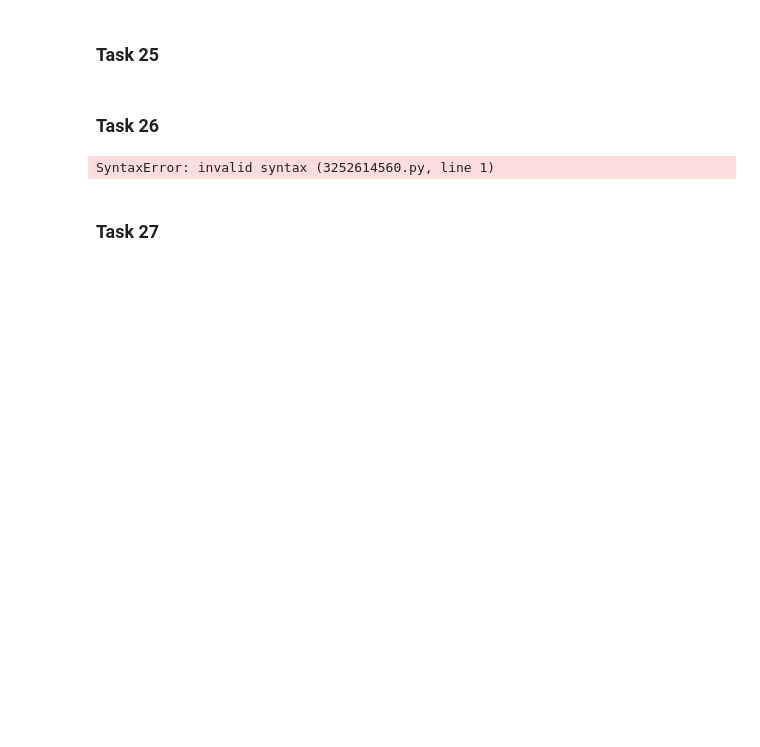
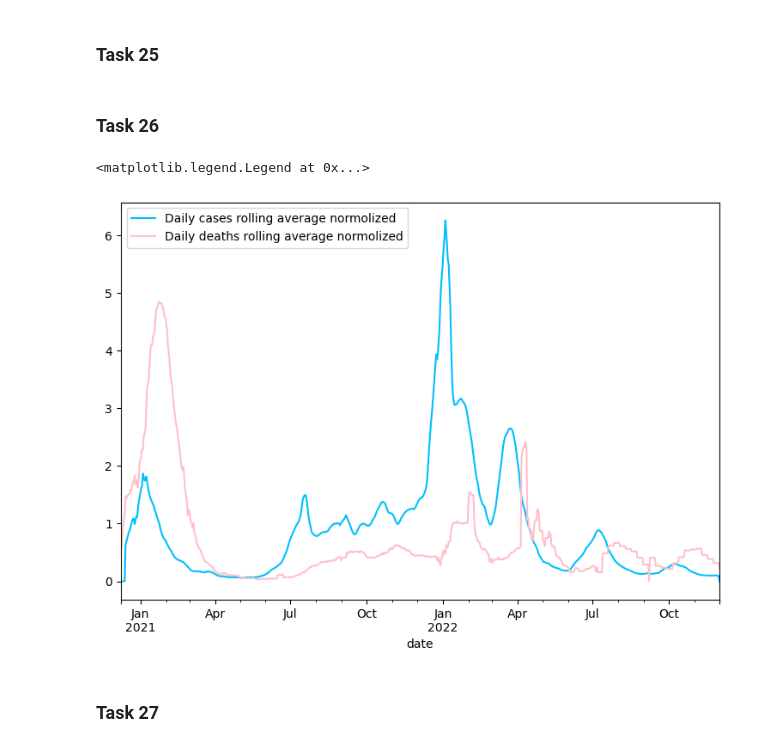
Before and after one commit to congrendai/CW2_for_computer_programing, a Jupyter notebook: CW2_A1.ipynb, the cells around one changed output. Drawn from its saved outputs; the diff is of its cells as text; code cells hidden in the pictures; blank space fills up the shorter version.

```diff
--- a/CW2_A1.ipynb
+++ b/CW2_A1.ipynb
@@ -238,13 +255,15 @@ daily_cases_rolling_average_separated_by_areas.plot(figsize=(8, 6))
 ### Task 25
 # %% [markdown]
 ### Task 26
-# %%
-daily_cases_roll_avg_norm = covid_data.groupby(["date","area"])["daily_cases_roll_avg"].sum().unstack().div(covid_data.groupby(["date","area"])["cumulative_cases"].sum().unstack().iloc[-1], axis=0)
-daily_deaths_roll_avg_norm = covid_data.groupby(["date","area"])["daily_deaths_roll_avg"].sum().unstack().div(covid_data.groupby(["date","area"])["cumulative_deaths"].sum().unstack().iloc[-1], axis=0)
-daily_cases_roll_avg_norm.plot()
-daily_deaths_roll_avg_norm.plot()
-# %% [output]
-SyntaxError: invalid syntax (3252614560.py, line 1)
+# %%
+covid_data["daily_cases_roll_avg_norm"] = covid_data["daily_cases_roll_avg"] / covid_data["daily_cases_roll_avg"].max()
+covid_data["daily_deaths_roll_avg_norm"] = covid_data["daily_deaths_roll_avg"] / covid_data["daily_deaths_roll_avg"].max()
+covid_data.groupby("date")["daily_cases_roll_avg_norm"].sum().plot(figsize=(9, 6), color = "deepskyblue")
+covid_data.groupby("date")["daily_deaths_roll_avg_norm"].sum().plot(figsize=(9, 6), color = "pink")
+plt.legend(["Daily cases rolling average normolized", "Daily deaths rolling average normolized"])
+# %% [output]
+<matplotlib.legend.Legend at 0x...>
+[figure, added]
 # %% [markdown]
 ### Task 27
 # %% [markdown]
```
Also changed, not shown: parts of 3 cells of this notebook, 4 other files.
